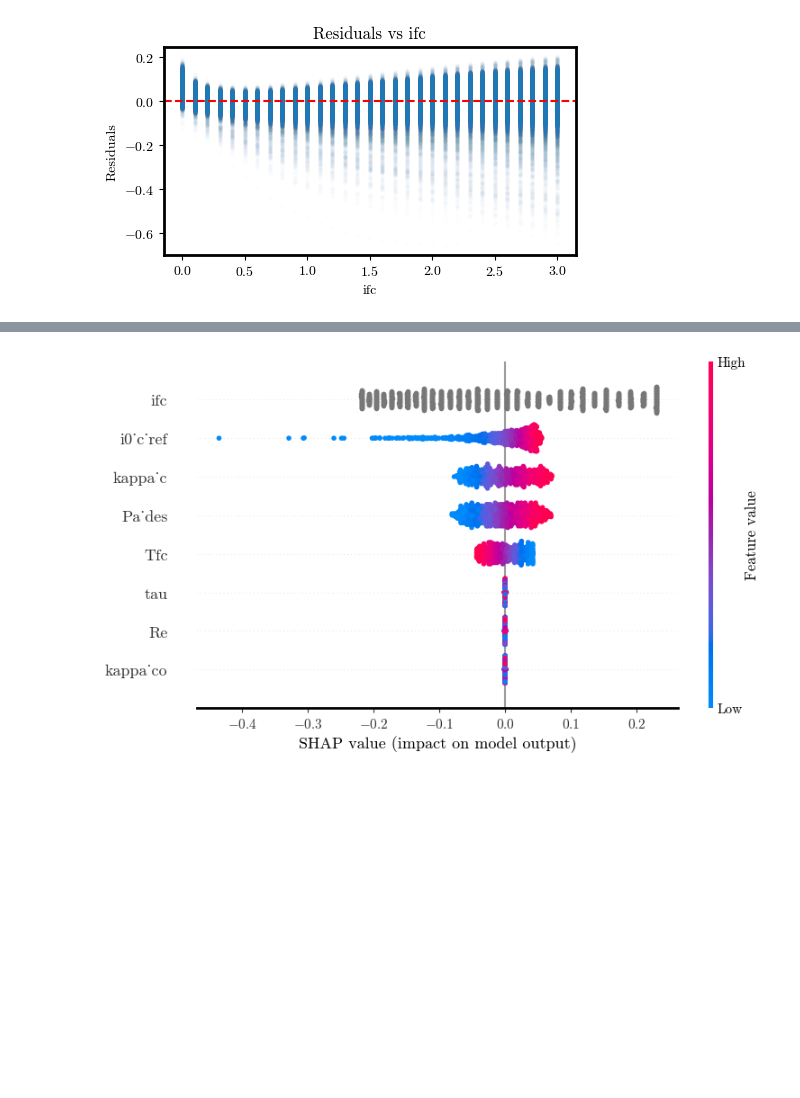
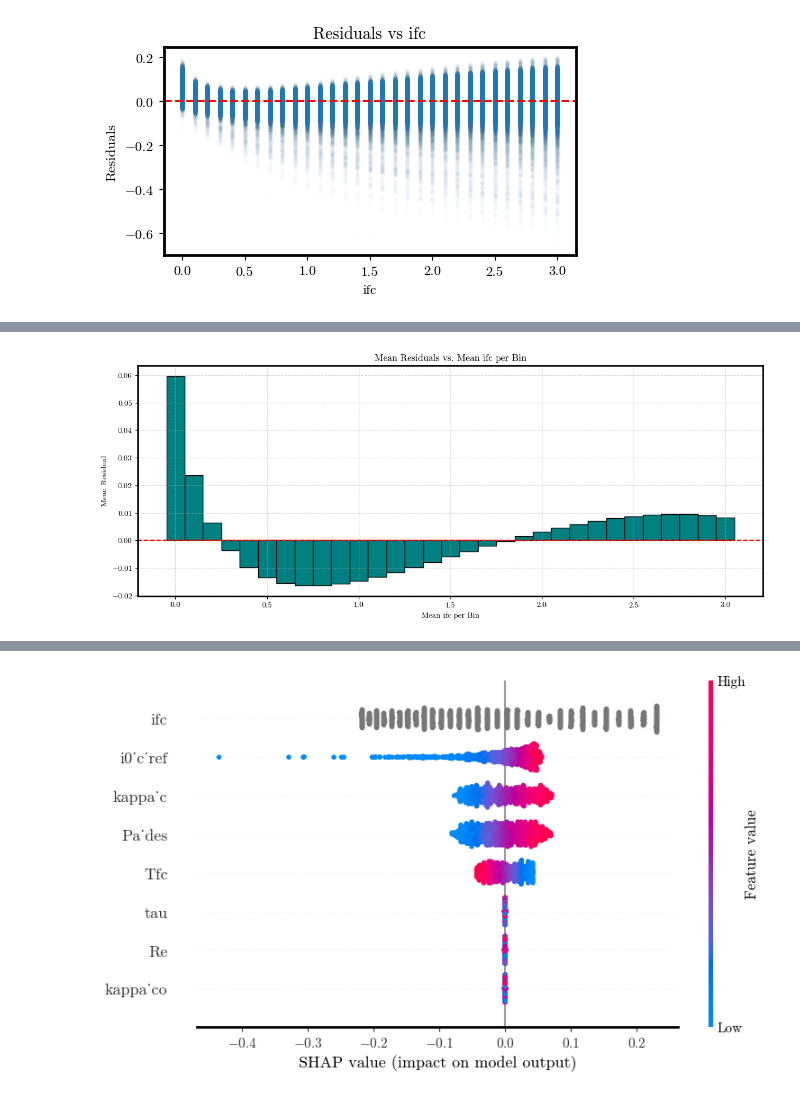
Before and after one commit to DejvisT/Sensitivity-Analysis-and-Surrogate-Modeling-of-PEM-Fuel-Cells, a Jupyter notebook: notebooks/14_SR_results.ipynb, the cells around one changed output, grey strips where cells are left out. Cells and saved outputs as stored; diff of their text form; code cells hidden in the pictures; blank space fills up the shorter version.

```diff
--- a/notebooks/14_SR_results.ipynb
+++ b/notebooks/14_SR_results.ipynb
@@ -386,0 +376,25 @@ plt.show()
+# %%
+import pandas as pd
+import matplotlib.pyplot as plt
+
+# Bin the data
+bins = pd.cut(test_df['ifc'], bins=31)
+residuals_df = pd.DataFrame({'ifc': test_df['ifc'], 'residuals': residuals, 'bin': bins})
+
+# Calculate mean residual and mean ifc per bin
+grouped = residuals_df.groupby('bin')
+mean_residuals = grouped['residuals'].mean()
+mean_ifc = grouped['ifc'].mean()
+
+# Plot
+plt.figure(figsize=(12, 5))
+plt.bar(mean_ifc, mean_residuals, width=(mean_ifc.diff().mean()), color='teal', edgecolor='black')
+plt.axhline(0, color='red', linestyle='--')
+plt.xlabel("Mean ifc per Bin")
+plt.ylabel("Mean Residual")
+plt.title("Mean Residuals vs. Mean ifc per Bin")
+plt.grid(True, linestyle='--', alpha=0.5)
+plt.tight_layout()
+plt.show()
+# %% [output]
+[figure, added]
```
Also changed, not shown: parts of 19 cells of this notebook.
